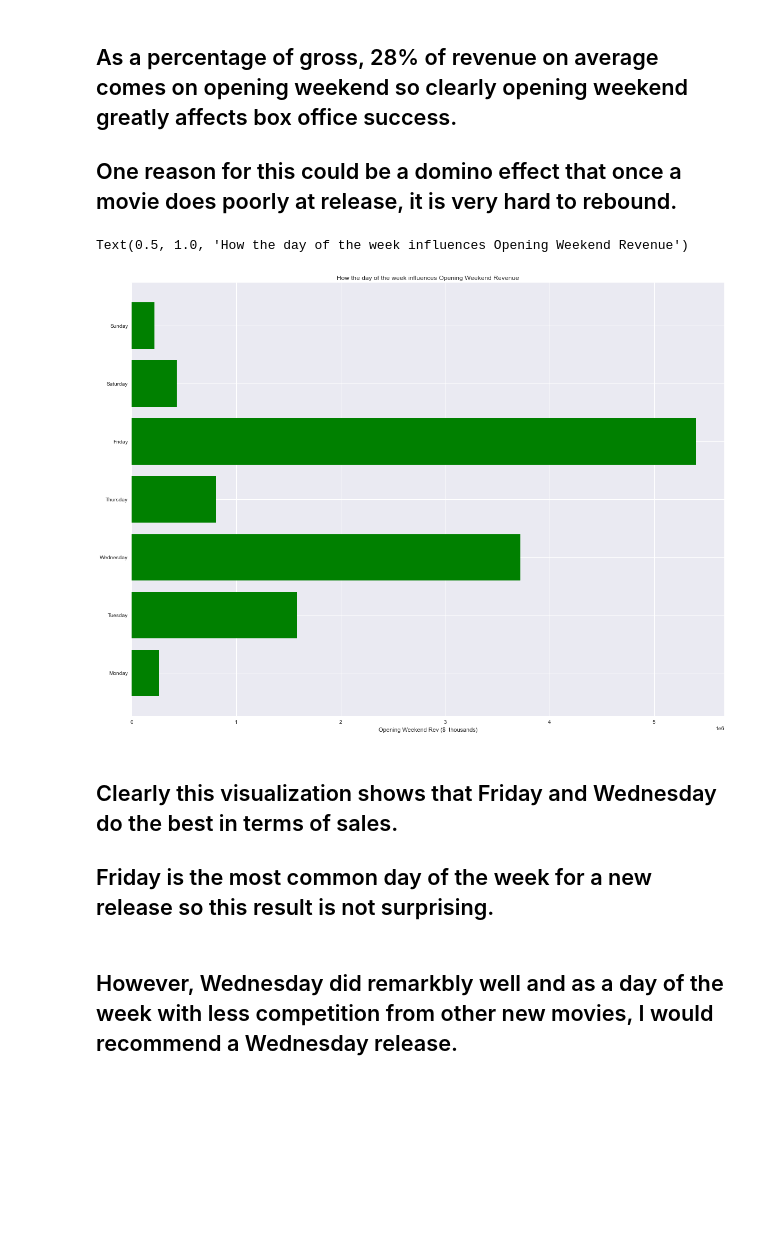
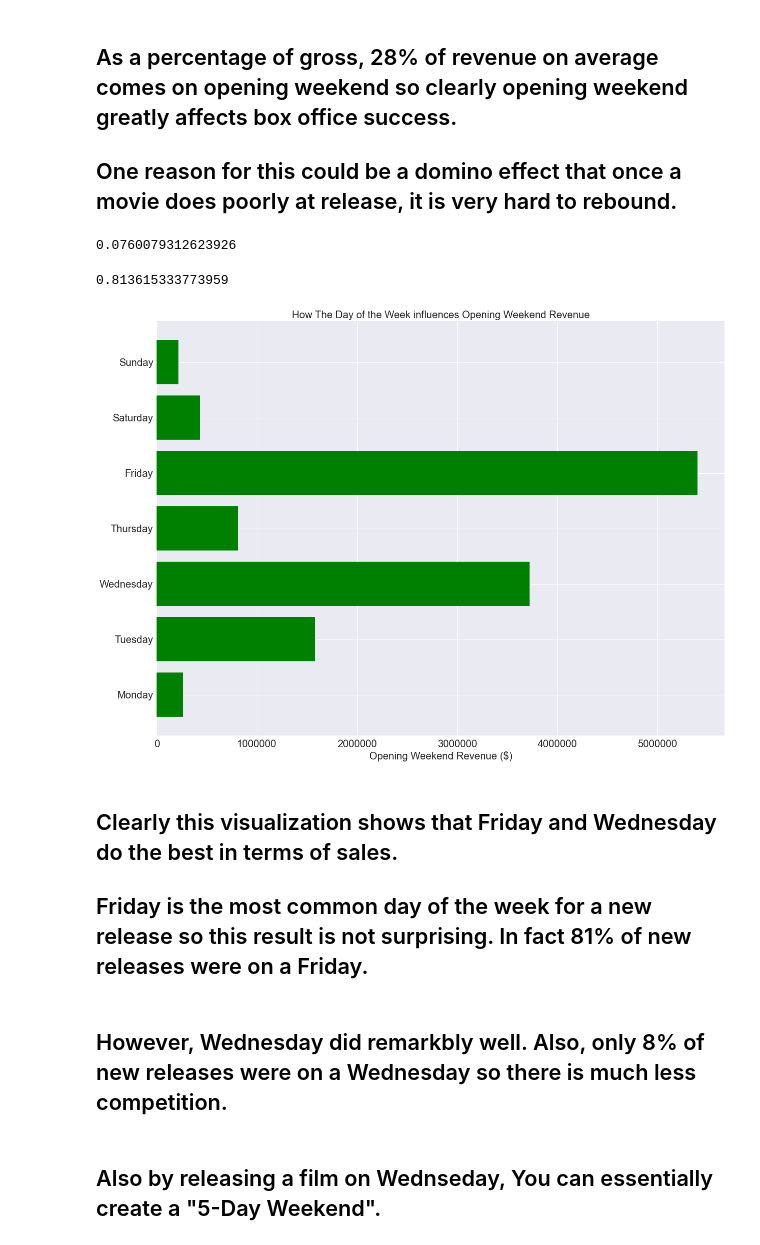
Before and after one commit to bmccabe96/Movie_Box_Office_Analysis, a Jupyter notebook: IMDB_Watch_Mojo_db_Analysis_cont.ipynb, the cells around one changed output. Drawn from its saved outputs; the diff is of its cells as text; code cells hidden in the pictures; blank space fills up the shorter version.

Commit message:
adding day of the week analysis and visuals

```diff
--- a/IMDB_Watch_Mojo_db_Analysis_cont.ipynb
+++ b/IMDB_Watch_Mojo_db_Analysis_cont.ipynb
@@ -105,17 +107,29 @@ print(df['Opening_Weekend_Percent_of_Gross'].mean(),df['Opening_Weekend_Percent_
 # %% [markdown]
 ## As a percentage of gross, 28% of revenue on average comes on opening weekend so clearly opening weekend greatly affects box office success.
 ## One reason for this could be a domino effect that once a movie does poorly at release, it is very hard to rebound.
+# %%
+Weds_ratio=len(df.loc[df['Day_of_week']==2,'Day_of_week'])/len(df['Day_of_week'])
+print(Weds_ratio) #ratio of movies releasing on wednesday
+Fri_ratio=len(df.loc[df['Day_of_week']==4,'Day_of_week'])/len(df['Day_of_week'])
+Fri_ratio #ratio of movies releasing on Friday
+# %% [output]
+0.0760079312623926
+0.813615333773959
 # %%
 fig,ax=plt.subplots(figsize=(20,15))
 ax.barh(x,y,color='green')
-ax.set_yticklabels(labels=['Monday',"Monday",'Tuesday','Wednesday','Thursday','Friday','Saturday','Sunday'])
-ax.set_xlabel('Opening Weekend Rev ($  thousands)')
-ax.set_title('How the day of the week influences Opening Weekend Revenue')
+ax.set_yticklabels(labels=['Monday',"Monday",'Tuesday','Wednesday','Thursday','Friday','Saturday','Sunday'],fontsize=20)
+ax.set_xlabel('Opening Weekend Revenue ($)', fontsize=20)
+ax.set_title('How The Day of the Week influences Opening Weekend Revenue',fontsize=20)
+ax.tick_params(axis='both',which='major',labelsize=20)
+ax.ticklabel_format(axis='x',style='plain')
+fig.savefig('Day of the Week vs Opening Weekend Sales')
 # %% [output]
-Text(0.5, 1.0, 'How the day of the week influences Opening Weekend Revenue')
-[figure, old version]
+[figure, new version]
 # %% [markdown]
 ## Clearly this visualization shows that Friday and Wednesday do the best in terms of sales.
-## Friday is the most common day of the week for a new release so this result is not surprising.
+## Friday is the most common day of the week for a new release so this result is not surprising. In fact 81% of new releases were on a Friday.
-# %% [markdown]
-## However, Wednesday did remarkbly well and as a day of the week with less competition from other new movies, I would recommend a Wednesday release.
+# %% [markdown]
+## However, Wednesday did remarkbly well. Also, only 8% of new releases were on a Wednesday so there is much less competition.
+# %% [markdown]
+## Also by releasing a film on Wednseday, You can essentially create a "5-Day Weekend".
```
Also changed, not shown: parts of 4 cells of this notebook, 1 other file.
